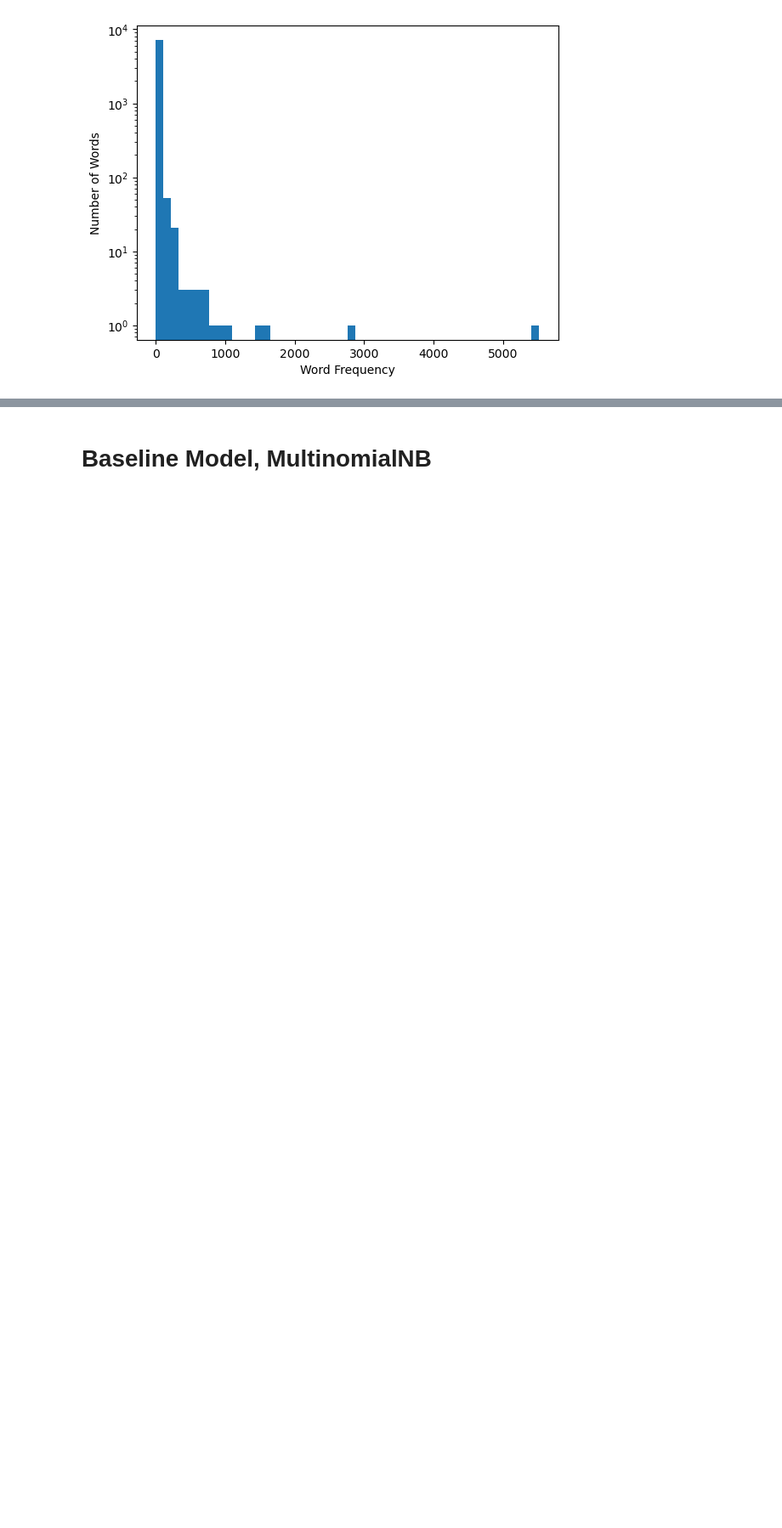
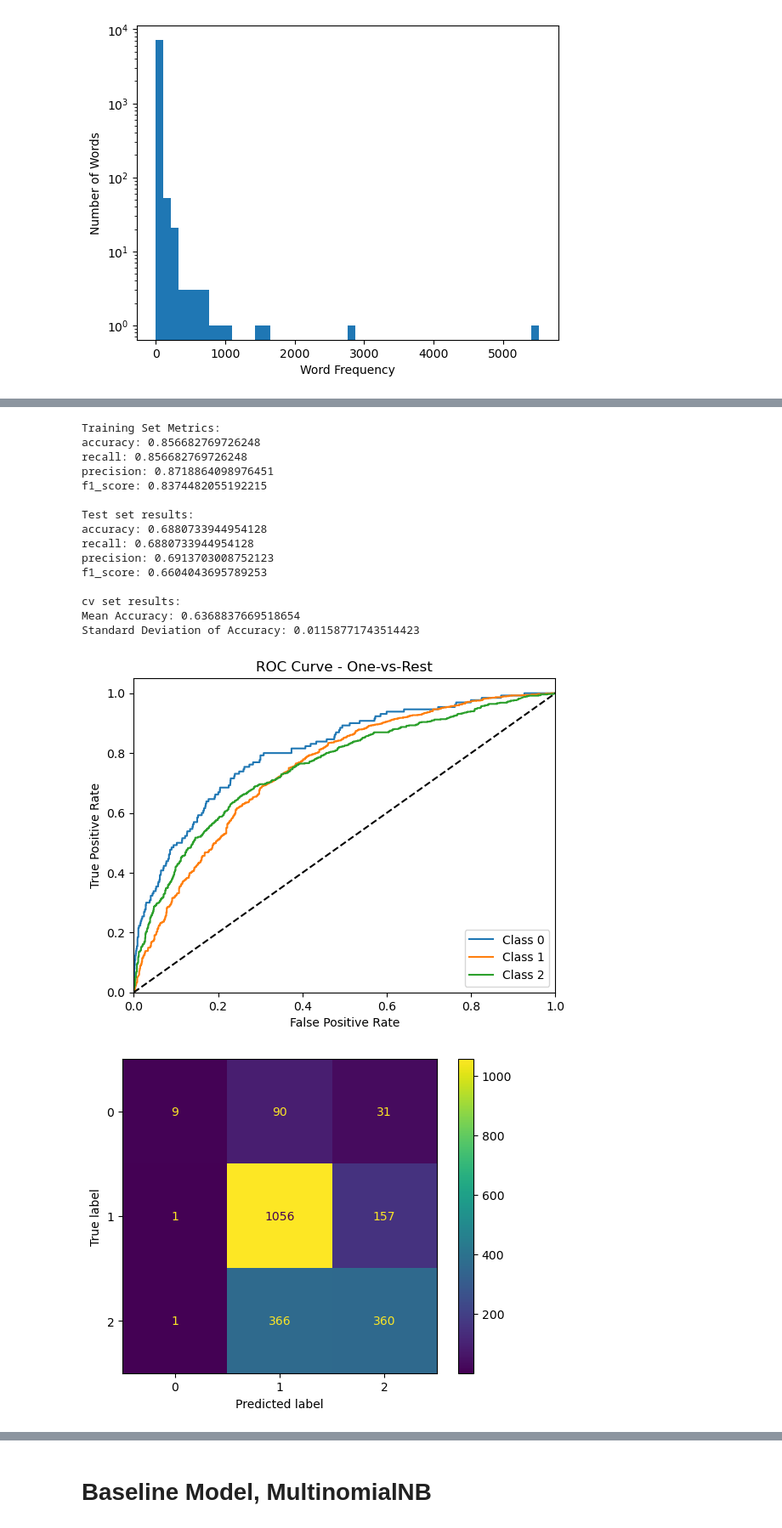
Before and after one commit to DenizzEmre/Phase_4_project, a Jupyter notebook: clean_notebook.ipynb, the cells around one changed output, grey strips where cells are left out. Shown at 85% size. Saved outputs shown, nothing was run; the diff lists cells and outputs as text; code cells hidden in the pictures; blank space fills up the shorter version.

Commit message:
Evaluationmetricclass

```diff
--- a/clean_notebook.ipynb
+++ b/clean_notebook.ipynb
@@ -299,0 +370,8 @@ X_t, X_val, y_t, y_val = train_test_split(X_train, y_train,
+# %%
+lrpipe = Pipeline([
+    ('vect', TfidfVectorizer(ngram_range=(1, 2))),
+    ('logreg', LogisticRegression(random_state=42, ))
+])
+
+# Fit the pipeline to the training data
+lrpipe.fit(X_train, y_train)
@@ -299,0 +381,39 @@ X_t, X_val, y_t, y_val = train_test_split(X_train, y_train,
+# %%
+eval_metrics = EvaluationMetrics(lrpipe, X_train, X_test, y_train, y_test)
+
+# Print the evaluation metrics
+train_results, test_results = eval_metrics.print_scores()
+print("Training Set Metrics:")
+for metric, score in train_results.items():
+    print(f"{metric}: {score}")
+print("\nTest set results:")
+for metric, value in test_results.items():
+    print(f"{metric}: {value}")
+print("\ncv set results:")
+mean_accuracy, std_accuracy = eval_metrics.cross_validation(cv=5)
+print("Mean Accuracy:", mean_accuracy)
+print("Standard Deviation of Accuracy:", std_accuracy)
+# Plot the ROC curve
+eval_metrics.plot_roc_curve_ovr()
+
+#Plot MAtrix Confusion
+y_test_pred = eval_metrics.pipe.predict(X_test)
+eval_metrics.plot_confusion_matrix(y_test, y_test_pred)
+# %% [output]
+Training Set Metrics:
+accuracy: 0.856682769726248
+recall: 0.856682769726248
+precision: 0.8718864098976451
+f1_score: 0.8374482055192215
+
+Test set results:
+accuracy: 0.6880733944954128
+recall: 0.6880733944954128
+precision: 0.6913703008752123
+f1_score: 0.6604043695789253
+
+cv set results:
+Mean Accuracy: 0.6368837669518654
+Standard Deviation of Accuracy: 0.01158771743514423
+[figure, added]
+[figure, added]
```
Also changed, not shown: parts of 33 cells of this notebook, 2 other files.
